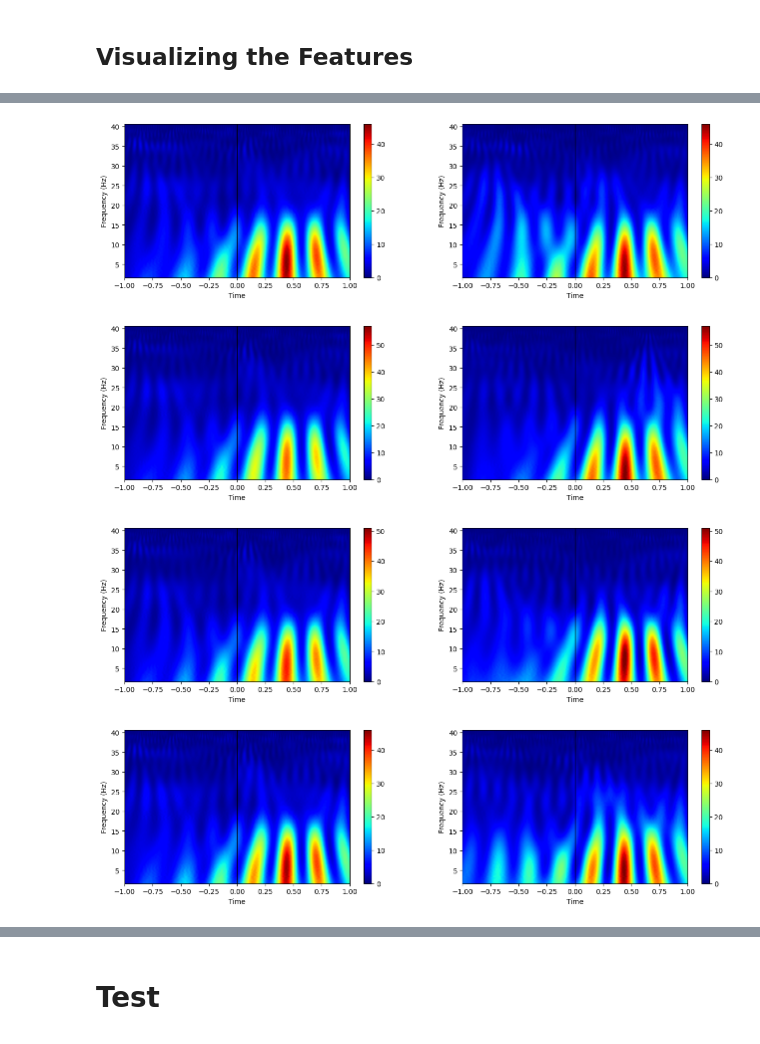
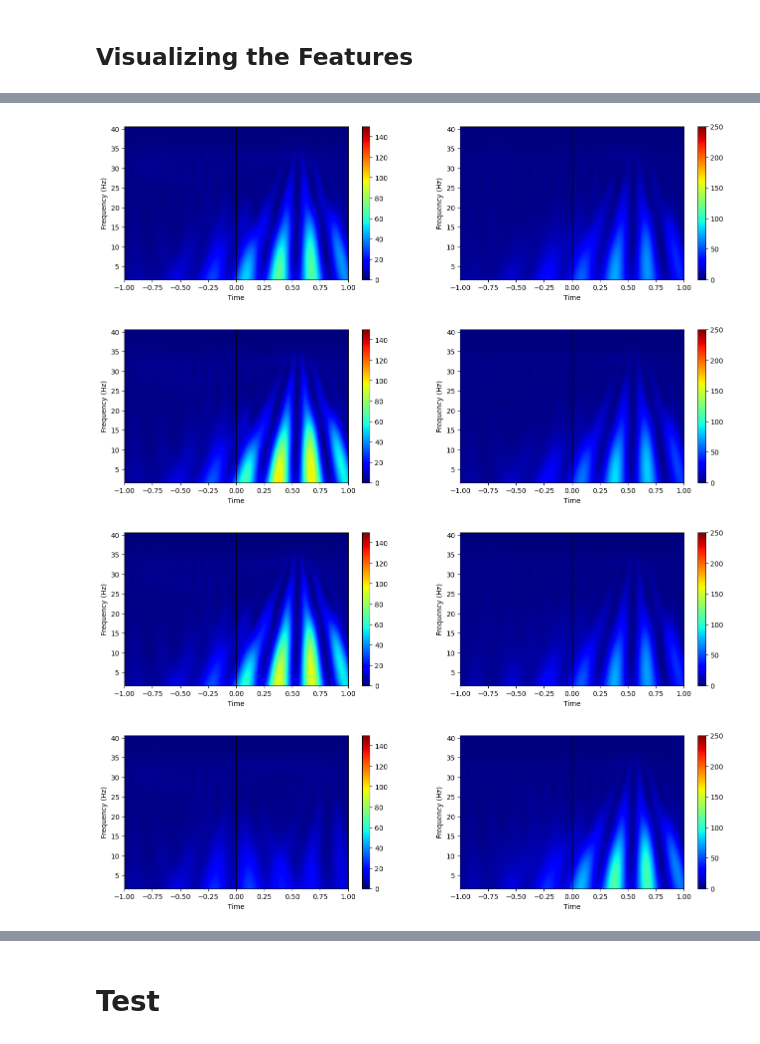
Before and after one commit to ali-rabiee/Decoding-Grasping-Movements-An-In-depth-Analysis-and-Comparison-of-EEG-and-Tripolar-EEG-Technologies, a Jupyter notebook: ML_4chTripolar.ipynb, the cells around one changed output, grey strips where cells are left out. Cells and saved outputs as stored; diff of their text form; code cells hidden in the pictures.

```diff
--- a/ML_4chTripolar.ipynb
+++ b/ML_4chTripolar.ipynb
@@ -49,6 +49,7 @@ import numpy as np
 from sklearn.utils import shuffle
 from sklearn.model_selection import train_test_split
 from scipy.stats import skew, kurtosis
+from sklearn.metrics import accuracy_score, precision_score, recall_score, f1_score, classification_report
 
 # This function prepare the X_train, X_test, y_train, y_test
 def prepare_data(df, labels, win_size=1501, time_win=(0, None), balance=False):
@@ -68,7 +69,7 @@ def prepare_data(df, labels, win_size=1501, time_win=(0, None), balance=False):
     X, y = np.array(X), np.array(y)
 
     # Shuffle data
-    # X, y = shuffle(X, y)
+    X, y = shuffle(X, y)
     if balance:
     # Balance the dataset
         oversampler = RandomOverSampler(sampling_strategy='auto', random_state=42)
@@ -78,8 +79,6 @@ def prepare_data(df, labels, win_size=1501, time_win=(0, None), balance=False):
     else:
         return X, y
 
-
-from sklearn.metrics import accuracy_score, precision_score, recall_score, f1_score, classification_report
 
 def report_classification_metrics(y_true, y_pred, average_type='macro'):
     accuracy = accuracy_score(y_true, y_pred)
@@ -158,9 +157,9 @@ def scale_to_freq(scale, sampling_rate=250.0, cf=0.8491):
 from preprocessing import *
 
 # Set the path for this subject
-path = f"/content/drive/MyDrive/Data/EEGdata_Tripolar/subject1/task_3"
+path = "/content/drive/Shareddrives/TNLabAnalysis_VisionBasedGrasping/Tripolar_Unicorn_4Ch/subject6/task_3"
 
-df_2 = read_data_and_preprocessing(path, events=[1], denoise=0, detrend=True, low_f=1, high_f=40, FreqBands=False, minmax=False, zscore=True)
+df_2 = read_data_and_preprocessing(path, events=[1], denoise=0, detrend=False, low_f=1, high_f=40, FreqBands=False, minmax=False, zscore=True)
 
 labels_2 = df_2["events"].to_list()
 df_2.drop(['events'], axis=1, inplace=True)
@@ -173,3 +225,19 @@ X_tcre_2, _ = prepare_data(df_tcre_2, win_size=1501, labels=labels_2, time_win=(
+# %%
+from preprocessing import *
+
+# Set the path for this subject
+path = "/content/drive/Shareddrives/TNLabAnalysis_VisionBasedGrasping/Tripolar_Unicorn_4Ch/subject6/task_3"
+
+df_2 = read_data_and_preprocessing(path, events=[2], denoise=0, detrend=False, low_f=1, high_f=30, FreqBands=False, minmax=False, zscore=True)
+
+labels_2 = df_2["events"].to_list()
+df_2.drop(['events'], axis=1, inplace=True)
+
+df_tcre_2 = df_2.loc[:, ['P3_t', 'C3_t', 'C4_t', 'F5_t']]
+df_eeg_2 = df_2.loc[:, ['P3_e', 'C3_e', 'C4_e', 'F5_e']]
+
+X_eeg_2, _ = prepare_data(df_eeg_2, win_size=1501, labels=labels_2, time_win=((601, 1101)))
+X_tcre_2, _ = prepare_data(df_tcre_2, win_size=1501, labels=labels_2, time_win=((601, 1101)))
 # %%
 sampling_rate = 250
 scales = np.arange(5, 125)
@@ -223,9 +292,9 @@ for ch in range(4):
 from preprocessing import *
 
 # Set the path for this subject
-path = f"/content/drive/MyDrive/Data/EEGdata_Tripolar/subject1/task_3"
+path = "/content/drive/Shareddrives/TNLabAnalysis_VisionBasedGrasping/Tripolar_Unicorn_4Ch/subject6/task_3"
 
-df_2 = read_data_and_preprocessing(path, events=[2], denoise=0, detrend=True, low_f=1, high_f=40, FreqBands=False, minmax=False, zscore=True)
+df_2 = read_data_and_preprocessing(path, events=[0], denoise=0, detrend=False, low_f=1, high_f=30, FreqBands=False, minmax=False, zscore=True, baseline_correction=(2000, 2751))
 
 labels_2 = df_2["events"].to_list()
 df_2.drop(['events'], axis=1, inplace=True)
@@ -233,8 +302,8 @@ df_2.drop(['events'], axis=1, inplace=True)
 df_tcre_2 = df_2.loc[:, ['P3_t', 'C3_t', 'C4_t', 'F5_t']]
 df_eeg_2 = df_2.loc[:, ['P3_e', 'C3_e', 'C4_e', 'F5_e']]
 
-X_eeg_2, _ = prepare_data(df_eeg_2, win_size=1501, labels=labels_2, time_win=((501, 1001)))
-X_tcre_2, _ = prepare_data(df_tcre_2, win_size=1501, labels=labels_2, time_win=((501, 1001)))
+X_eeg_2, _ = prepare_data(df_eeg_2, win_size=1501, labels=labels_2, time_win=((751, 1251)))
+X_tcre_2, _ = prepare_data(df_tcre_2, win_size=1501, labels=labels_2, time_win=((751, 1251)))
 # %%
 sampling_rate = 250
 scales = np.arange(5, 125)
@@ -247,40 +316,41 @@ teeg_avg_coeffs, _ = average_wavelet_coefficients(X_tcre_2, wavelet=wavelet, sca
 # frequencies = scale_to_freq(scales)
 times = np.linspace(-1, 1, 500)
 levels = np.logspace(start = -6, stop = 0, num = 61, base=2)
+
 # Visualizing side by side for comparison
 for ch in range(4):
     fig, axes = plt.subplots(1, 2, figsize=(16, 4))
 
     m1, m2 = eeg_avg_coeffs[ch].max(), teeg_avg_coeffs[ch].max()
 
     # Adjust extent for frequencies on the y-axis
     extent=[-1, 1, frequencies[-1], frequencies[0]]
 
     im1 = axes[0].imshow(eeg_avg_coeffs[ch], aspect='auto', cmap='jet', extent=extent)
-    im1.set_clim(0, int(max(m1, m2)))
+    im1.set_clim(0, 150)
     # Add contours
     axes[0].contourf(times, frequencies, eeg_avg_coeffs[ch], levels=levels, cmap='jet', extent=extent, alpha=0)
 
     # axes[0].set_ylim([frequencies[-1], frequencies[0]])   # Set y-limits here
     axes[0].set_ylabel('Frequency (Hz)')
     axes[0].set_xlabel('Time')
     fig.colorbar(im1, ax=axes[0], orientation='vertical')
     axes[0].axvline(0, color='black', linewidth=1)
 
     im2 = axes[1].imshow(teeg_avg_coeffs[ch], aspect='auto', cmap='jet', extent=extent)
-    im2.set_clim(0, int(max(m1, m2)))
+    im2.set_clim(0, 250)
     # Add contours
     axes[1].contourf(times, frequencies, teeg_avg_coeffs[ch], levels=levels, cmap='jet', extent=extent, alpha=0)
 
     # axes[1].set_ylim([frequencies[-1], frequencies[0]])    # Set y-limits here
     axes[1].set_ylabel('Frequency (Hz)')
     axes[1].set_xlabel('Time')
     fig.colorbar(im2, ax=axes[1], orientation='vertical')
     axes[1].axvline(0, color='black', linewidth=1)
 
     plt.show()
 # %% [output]
-[figure, old version]
+[figure, new version]
-[figure, old version]
+[figure, new version]
-[figure, old version]
+[figure, new version]
-[figure, old version]
+[figure, new version]
```
Also changed, not shown: parts of 16 cells of this notebook.
